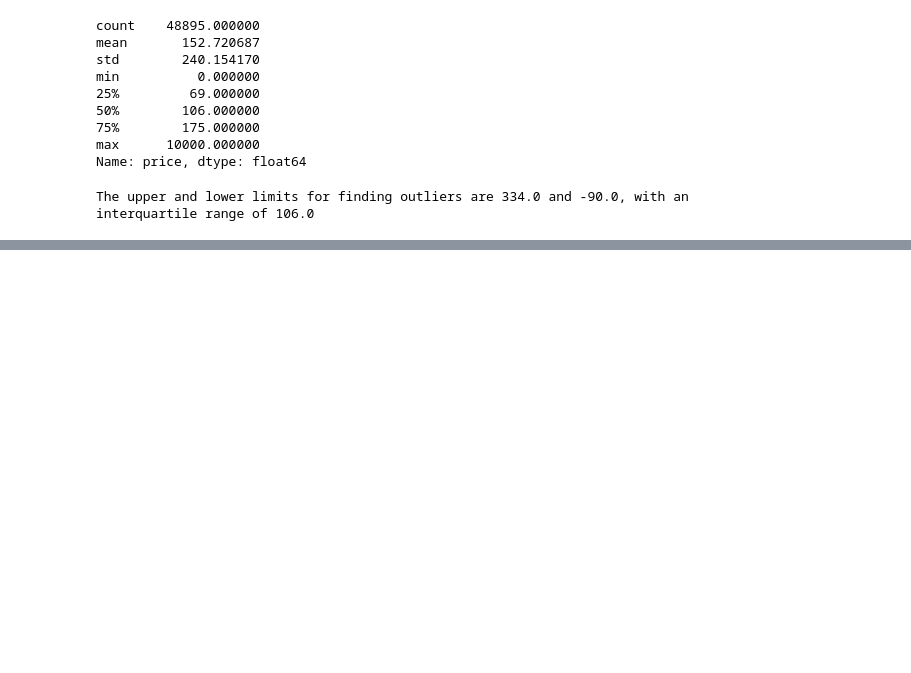
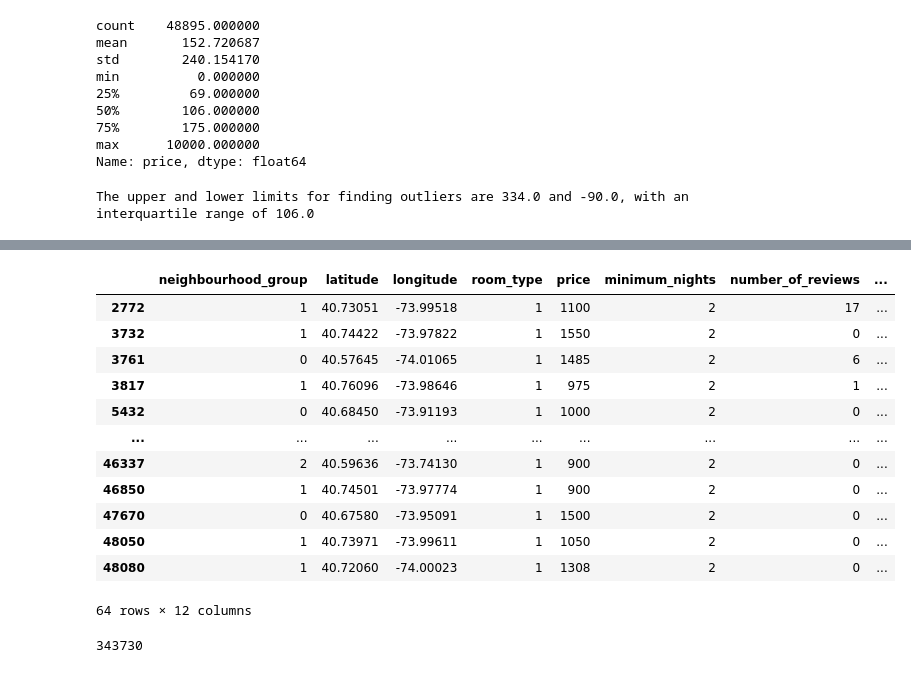
Before and after one commit to Yakondra/eda-repository-, a Jupyter notebook: src/explore.ipynb, the cells around one changed output, grey strips where cells are left out. Drawn from its saved outputs; the diff is of its cells as text; code cells hidden in the pictures; blank space fills up the shorter version.

```diff
--- a/src/explore.ipynb
+++ b/src/explore.ipynb
@@ -173,0 +192,21 @@ The upper and lower limits for finding outliers are 334.0 and -90.0, with an int
+# %%
+dt_nio[(dt_nio['price'] > 800) & (dt_nio['minimum_nights'] == 2)]
+# %% [output]
+|  | neighbourhood_group | latitude | longitude | room_type | price | minimum_nights | number_of_reviews | ... |
+| 2772 | 1 | 40.73051 | -73.99518 | 1 | 1100 | 2 | 17 | ... |
+| 3732 | 1 | 40.74422 | -73.97822 | 1 | 1550 | 2 | 0 | ... |
+| 3761 | 0 | 40.57645 | -74.01065 | 1 | 1485 | 2 | 6 | ... |
+| 3817 | 1 | 40.76096 | -73.98646 | 1 | 975 | 2 | 1 | ... |
+| 5432 | 0 | 40.68450 | -73.91193 | 1 | 1000 | 2 | 0 | ... |
+| ... | ... | ... | ... | ... | ... | ... | ... | ... |
+| 46337 | 2 | 40.59636 | -73.74130 | 1 | 900 | 2 | 0 | ... |
+| 46850 | 1 | 40.74501 | -73.97774 | 1 | 900 | 2 | 0 | ... |
+| 47670 | 0 | 40.67580 | -73.95091 | 1 | 1500 | 2 | 0 | ... |
+| 48050 | 1 | 40.73971 | -73.99611 | 1 | 1050 | 2 | 0 | ... |
+| 48080 | 1 | 40.72060 | -74.00023 | 1 | 1308 | 2 | 0 | ... |
+64 rows × 12 columns
+# %%
+len(dt_nio[dt_nio['price']> 400].minimum_nights)
+sum(dt_nio.minimum_nights)
+# %% [output]
+343730
```
Also changed, not shown: parts of 5 cells of this notebook.
